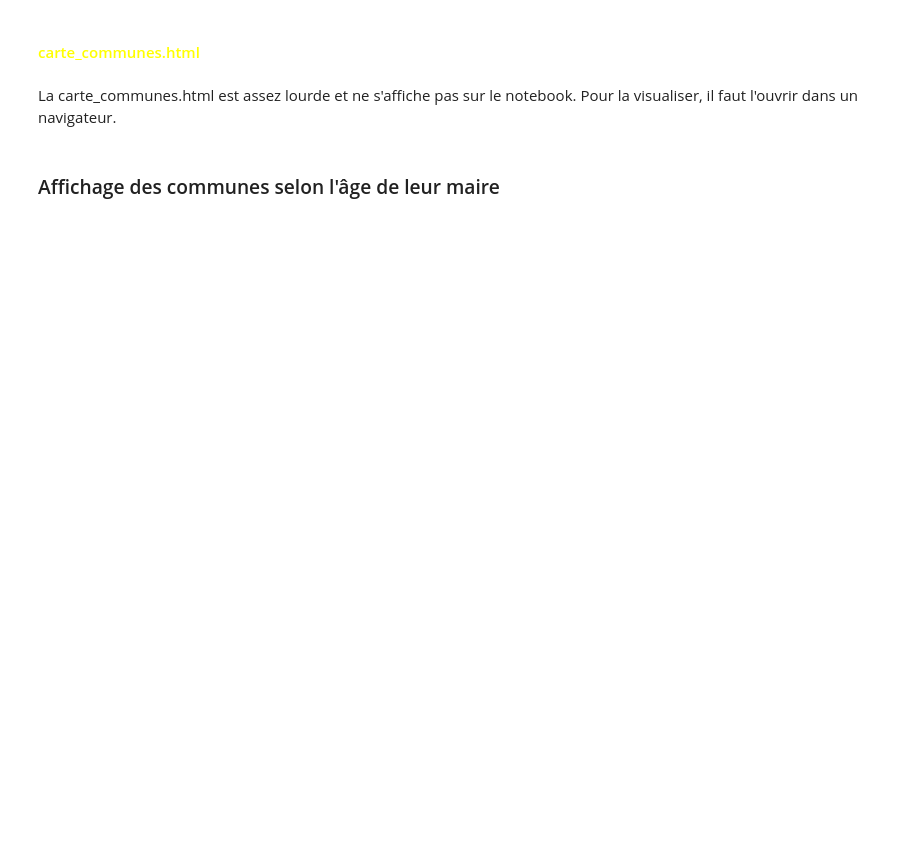
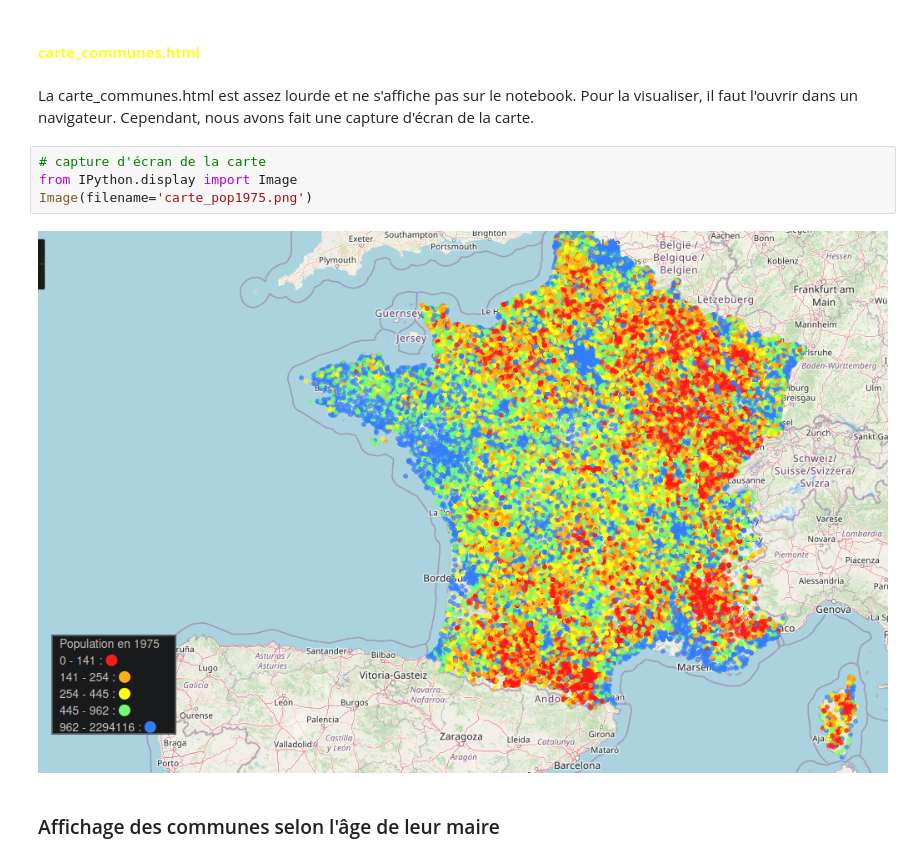
Before and after one commit to akai-code/tp_de, a Jupyter notebook: TP3-2023.ipynb, the cells around one changed output. Cells and saved outputs as stored; diff of their text form; blank space fills up the shorter version.

```diff
--- a/TP3-2023.ipynb
+++ b/TP3-2023.ipynb
@@ -313,6 +334,13 @@ map.save('carte_communes.html')
 #### <font color="yellow">carte_communes.html</font>
 # %% [markdown]
 La carte_communes.html est assez lourde et ne s'affiche pas sur le notebook. Pour la visualiser, il faut l'ouvrir dans un navigateur.
+Cependant, nous avons fait une capture d'écran de la carte.
+# %%
+# capture d'écran de la carte
+from IPython.display import Image
+Image(filename='carte_pop1975.png')
+# %% [output]
+[figure, added]
 # %% [markdown]
 ### Affichage des communes selon l'âge de leur maire
 # %%
```
Also changed, not shown: parts of 6 cells of this notebook, 6 other files.
